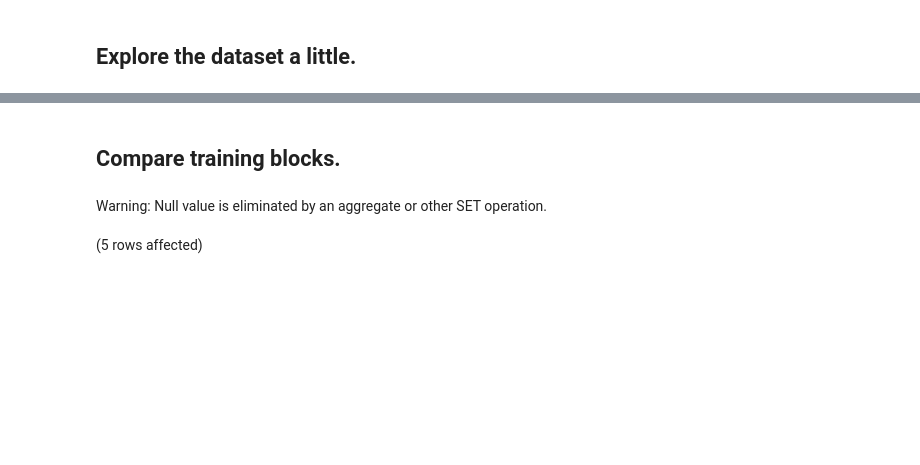
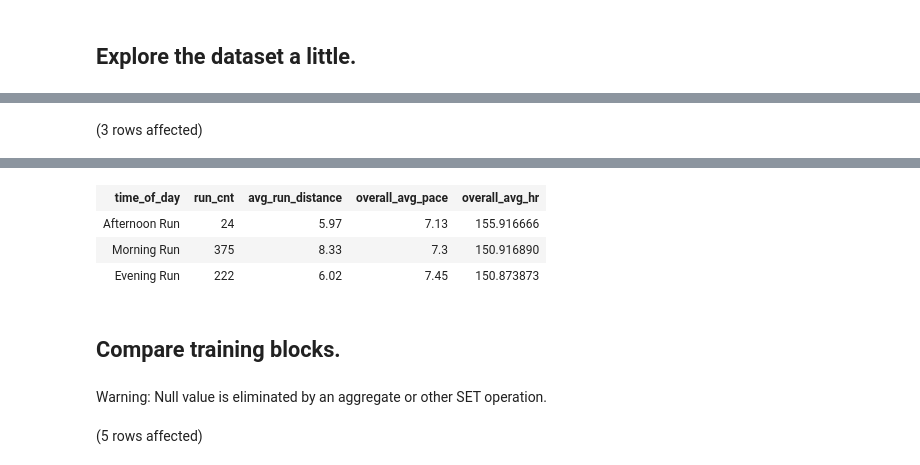
Before and after one commit to dframe19/Portfolio_Projects, a Jupyter notebook: running_analysis.ipynb, the cells around one changed output, grey strips where cells are left out. Saved outputs shown, nothing was run; the diff lists cells and outputs as text; code cells hidden in the pictures; blank space fills up the shorter version.

```diff
--- a/running_analysis.ipynb
+++ b/running_analysis.ipynb
@@ -132,0 +158,25 @@ Total execution time: 00:00:00.033
+# %%
+WITH run_time AS (
+SELECT
+    training_block,
+    activity_time,
+    CASE
+        WHEN activity_time BETWEEN '00:00:00' AND '12:00:00' THEN 'Morning Run'
+        WHEN activity_time BETWEEN '12:01:00' AND '17:00:00' THEN 'Afternoon Run'
+        ELSE 'Evening Run' END AS time_of_day,
+    distance,
+    total_time,
+    total_time_seconds,
+    avg_hr
+FROM marathon_2123)
+
+SELECT
+    time_of_day,
+    COUNT(*) AS run_cnt,
+    CONVERT(DOUBLE PRECISION, ROUND(AVG(distance), 2)) AS avg_run_distance,
+    CONVERT(DOUBLE PRECISION, ROUND((SUM(total_time_seconds) / 60.0) / SUM(distance), 2)) AS overall_avg_pace,
+    AVG(1.0 * avg_hr) AS overall_avg_hr
+FROM run_time
+GROUP BY time_of_day
+ORDER BY overall_avg_pace;
+# %% [output]
@@ -132,0 +184 @@ Total execution time: 00:00:00.033
+(3 rows affected)
@@ -133,3 +186,7 @@ Total execution time: 00:00:00.033
+| time_of_day | run_cnt | avg_run_distance | overall_avg_pace | overall_avg_hr |
+| Afternoon Run | 24 | 5.97 | 7.13 | 155.916666 |
+| Morning Run | 375 | 8.33 | 7.3 | 150.916890 |
+| Evening Run | 222 | 6.02 | 7.45 | 150.873873 |
 # %% [markdown]
 ## **Compare training blocks.**
 # %%
```
Also changed, not shown: parts of 10 cells of this notebook.
